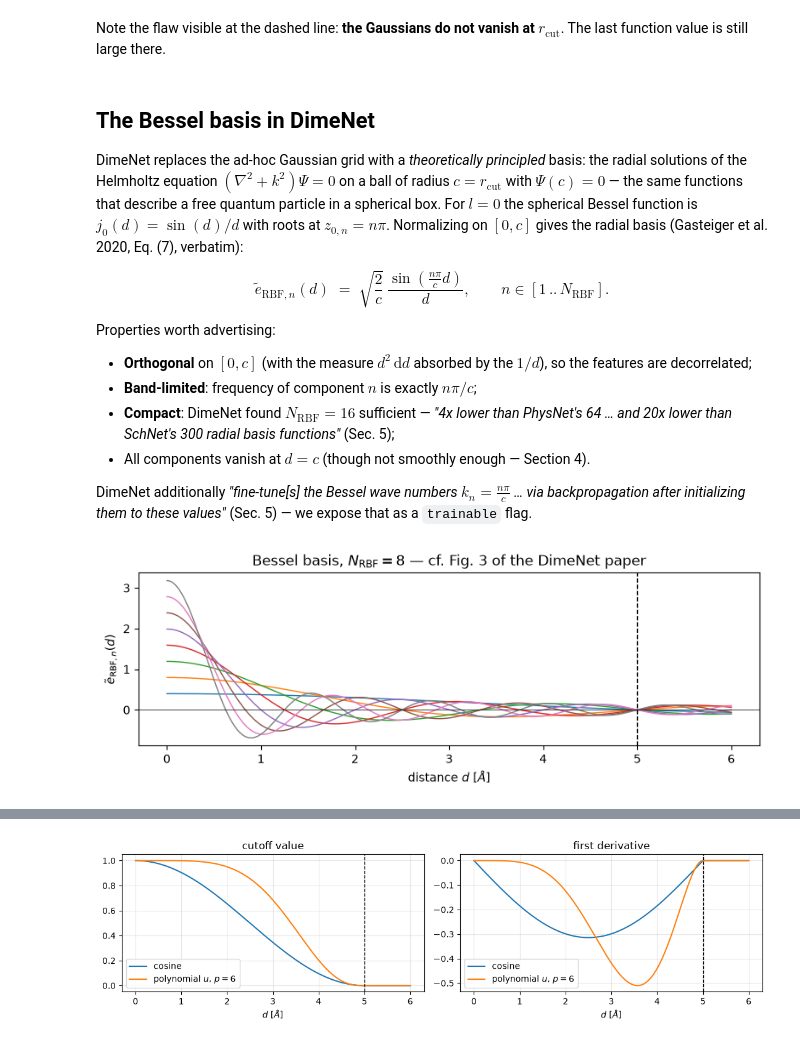
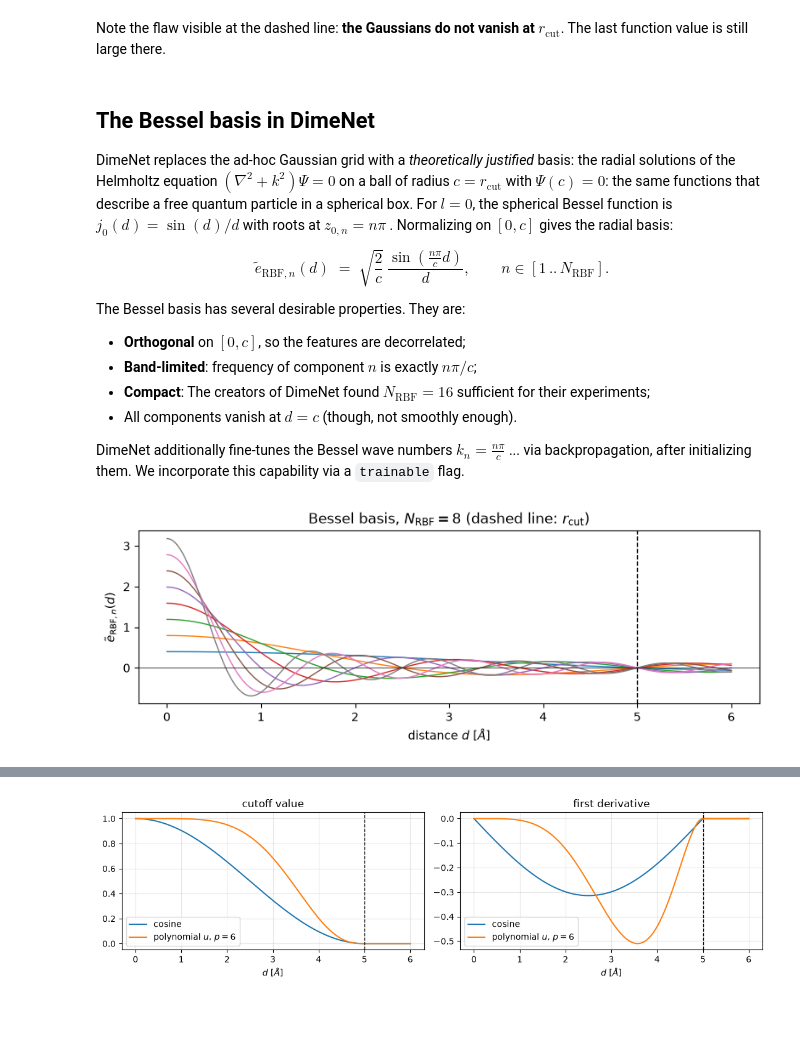
Before and after one commit to molssi-ai/e3nn-course, a Jupyter notebook: notebooks/05b_radial_basis_and_cutoffs.ipynb, the cells around one changed output, grey strips where cells are left out. Saved outputs shown, nothing was run; the diff lists cells and outputs as text; code cells hidden in the pictures; blank space fills up the shorter version.

```diff
--- a/notebooks/05b_radial_basis_and_cutoffs.ipynb
+++ b/notebooks/05b_radial_basis_and_cutoffs.ipynb
@@ -125,55 +126,67 @@ $r_\mathrm{cut}$**. The last function value is still large there.
 # %% [markdown]
 ## The Bessel basis in DimeNet
 
-DimeNet replaces the ad-hoc Gaussian grid with a *theoretically principled* basis: the radial solutions of the Helmholtz equation $(\nabla^2 + k^2)\Psi = 0$ on a ball of radius $c = r_\mathrm{cut}$ with $\Psi(c)=0$ — the same functions that describe a free quantum particle in a spherical box. For $l = 0$ the spherical Bessel function is $j_0(d) = \sin(d)/d$ with roots at $z_{0,n} = n\pi$. Normalizing on $[0, c]$ gives the radial basis (Gasteiger et al. 2020, Eq. (7), verbatim):
+DimeNet replaces the ad-hoc Gaussian grid with a *theoretically justified*
+basis: the radial solutions of the Helmholtz equation $(\nabla^2 + k^2)\Psi = 0$
+on a ball of radius $c = r_\mathrm{cut}$ with $\Psi(c)=0$: the same functions
+that describe a free quantum particle in a spherical box. For $l = 0$, the
+spherical Bessel function is $j_0(d) = \sin(d)/d$ with roots at $z_{0,n} =
+n\pi$. Normalizing on $[0, c]$ gives the radial basis:
 
 $$
 \tilde e_{\mathrm{RBF},n}(d) \;=\; \sqrt{\frac{2}{c}}\, \frac{\sin\!\left(\frac{n\pi}{c} d\right)}{d},
 \qquad n \in [1 \,..\, N_\mathrm{RBF}] .
 $$
 
-Properties worth advertising:
+The Bessel basis has several desirable properties. They are:
 
-- **Orthogonal** on $[0, c]$ (with the measure $d^2\,\mathrm{d}d$ absorbed by the $1/d$), so the features are decorrelated;
+- **Orthogonal** on $[0, c]$, so the features are decorrelated;
 - **Band-limited**: frequency of component $n$ is exactly $n\pi/c$;
-- **Compact**: DimeNet found $N_\mathrm{RBF} = 16$ sufficient — *"4x lower than PhysNet's 64 … and 20x lower than SchNet's 300 radial basis functions"* (Sec. 5);
-- All components vanish at $d = c$ (though not smoothly enough — Section 4).
+- **Compact**: The creators of DimeNet found $N_\mathrm{RBF} = 16$ sufficient
+  for their experiments;
+- All components vanish at $d = c$ (though, not smoothly enough).
 
-DimeNet additionally *"fine-tune[s] the Bessel wave numbers $k_n = \frac{n\pi}{c}$ … via backpropagation after initializing them to these values"* (Sec. 5) — we expose that as a `trainable` flag.
+DimeNet additionally fine-tunes the Bessel wave numbers $k_n = \frac{n\pi}{c}$
+... via backpropagation, after initializing them. We incorporate this capability
+via a `trainable` flag.
 # %%
+# Create a Bessel basis as a PyTorch module
 class BesselBasis(torch.nn.Module):
-    """DimeNet radial Bessel basis, (Gasteiger et al. ICLR 2020).
+    """DimeNet radial Bessel basis, (Gasteiger et al. 2022).
     e_n(d) = sqrt(2/c) * sin(k_n d) / d,
     k_n = n pi / c  (optionally trainable).
     """
 
     def __init__(self, r_cut: float, n_basis: int = 8, trainable: bool = False):
         super().__init__()
         self.r_cut = r_cut
         self.prefactor = math.sqrt(2.0 / r_cut)
         k_n = torch.arange(1, n_basis + 1) * math.pi / r_cut
         if trainable:
             self.k_n = torch.nn.Parameter(k_n)
         else:
             self.register_buffer("k_n", k_n)
 
     # d: (E,) -> (E, n_basis)
     def forward(self, d):
         d = d.unsqueeze(-1)
         return self.prefactor * torch.sin(self.k_n * d) / d
 
 
+# Initialize a Bessel basis with the specified cutoff and number of basis
+# functions
 bessel = BesselBasis(r_cut, n_basis=8)
 
+# Plot the Bessel basis functions and the cutoff radius
 fig, ax = plt.subplots(figsize=(8, 3))
 ax.plot(d, bessel(d).numpy(), lw=1)
 ax.axvline(r_cut, color="k", ls="--", lw=1)
 ax.axhline(0.0, color="k", lw=0.5)
 ax.set_xlabel(r"distance $d$ [$\AA$]"); ax.set_ylabel(r"$\tilde e_{\mathrm{RBF},n}(d)$")
-ax.set_title(r"Bessel basis, $N_\mathrm{RBF}=8$ — cf. Fig. 3 of the DimeNet paper")
+ax.set_title(r"Bessel basis, $N_\mathrm{RBF}=8$ (dashed line: $r_\mathrm{cut}$)")
 fig.tight_layout(); plt.show()
 # %% [output]
-[figure, old version]
+[figure, new version]
 # %% [markdown]
 ## Smooth cutoffs: the energy must be $C^1$
 
```
Also changed, not shown: parts of 18 cells of this notebook.
